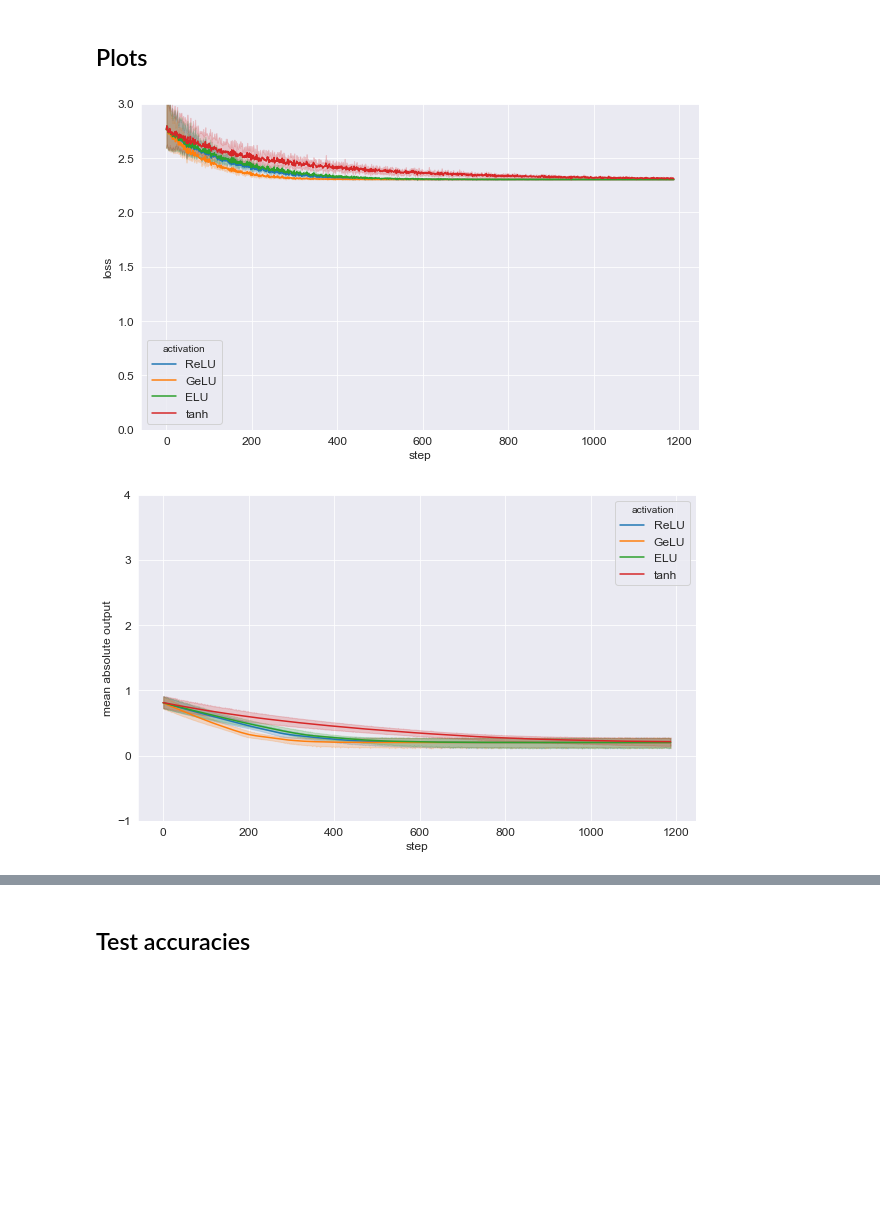
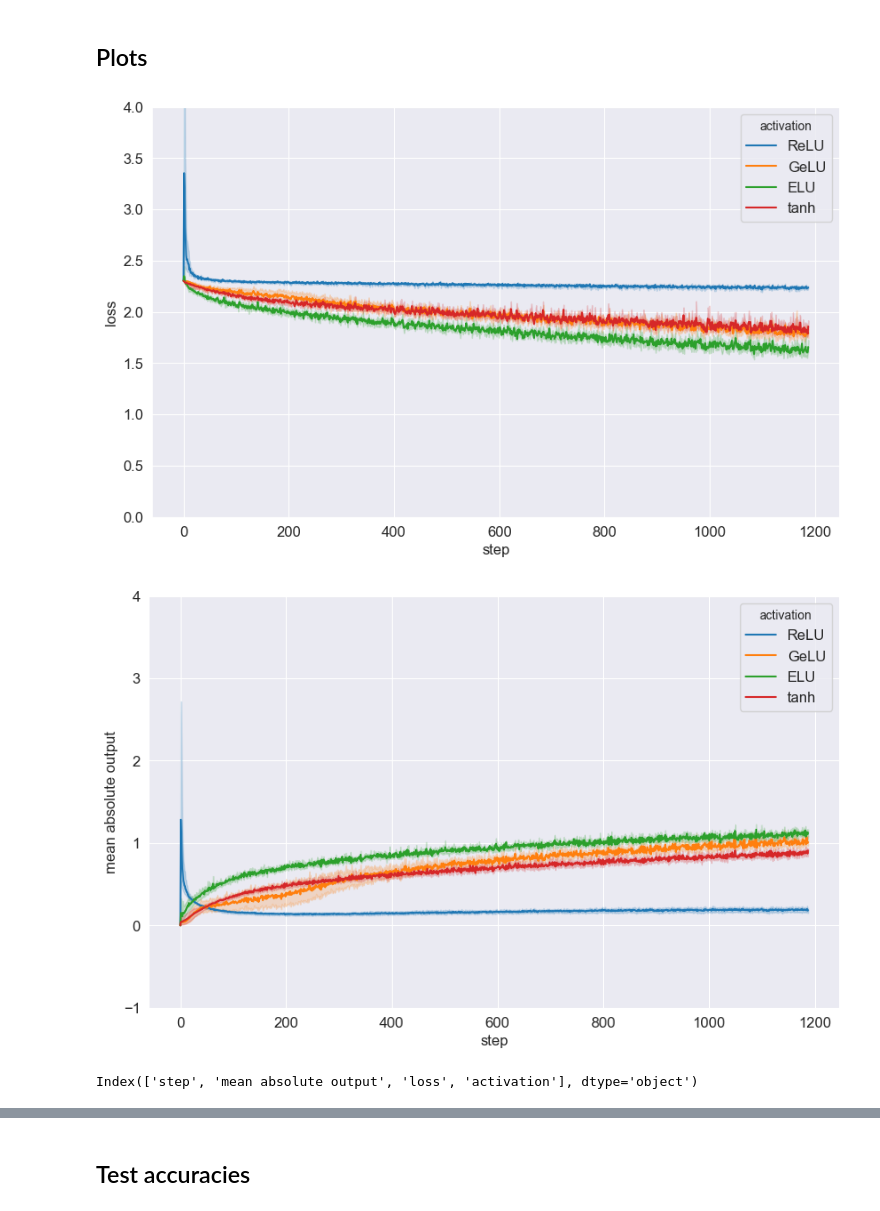
Before and after one commit to karl-hajjar/wide-networks, a Jupyter notebook: pytorch/notebooks/abc_parameterizations/training/experiments-results.ipynb, the cells around one changed output, grey strips where cells are left out. Saved outputs shown, nothing was run; the diff lists cells and outputs as text; code cells hidden in the pictures; blank space fills up the shorter version.

```diff
--- a/pytorch/notebooks/abc_parameterizations/training/experiments-results.ipynb
+++ b/pytorch/notebooks/abc_parameterizations/training/experiments-results.ipynb
@@ -31,7 +34,7 @@ BASE_LR = 0.01
 BATCH_SIZE = 512
 BIAS = False
 N_TRIALS = 5
-MODEL_NAME = 'fc_ipllr_bias' # 'fc_ipllr', 'standard_fc_ip', 'fc_muP', 'fc_ipllr_bias', 'fc_ip_non_centered'
+MODEL_NAME = 'fc_ipllr' # 'fc_ipllr', 'standard_fc_ip', 'fc_muP', 'fc_ipllr_bias', 'fc_ip_non_centered'
 DATASET = 'cifar10'  # 'mnist', 'cifar10'
 
 if 'llr' in MODEL_NAME:
@@ -93,14 +96,14 @@ results_df['mean absolute output'] = results_df['mean absolute output'].astype(f
 ## Plots
 # %%
 plt.figure(figsize=FIGSIZE)
-plt.ylim(0, 3)
+plt.ylim(0, 4)
 
 g = sns.lineplot(x="step", y="loss", hue="activation", data=results_df)
 
 fig_path = os.path.join(fig_dir, '{}_loss.png'.format(MODEL_NAME))
 plt.savefig(fig_path, bbox_inches='tight', pad_inches=0)
 # %% [output]
-[figure, old version]
+[figure, new version]
 # %%
 plt.figure(figsize=FIGSIZE)
 plt.ylim(-1, 4)
@@ -110,4 +113,8 @@ g = sns.lineplot(x="step", y="mean absolute output", hue="activation", data=resu
 fig_path = os.path.join(fig_dir, '{}_output.png'.format(MODEL_NAME))
 plt.savefig(fig_path, bbox_inches='tight', pad_inches=0)
 # %% [output]
-[figure, old version]
+[figure, new version]
+# %%
+results_df.columns
+# %% [output]
+Index(['step', 'mean absolute output', 'loss', 'activation'], dtype='object')
```
Also changed, not shown: parts of 7 cells of this notebook, 5 other files.
